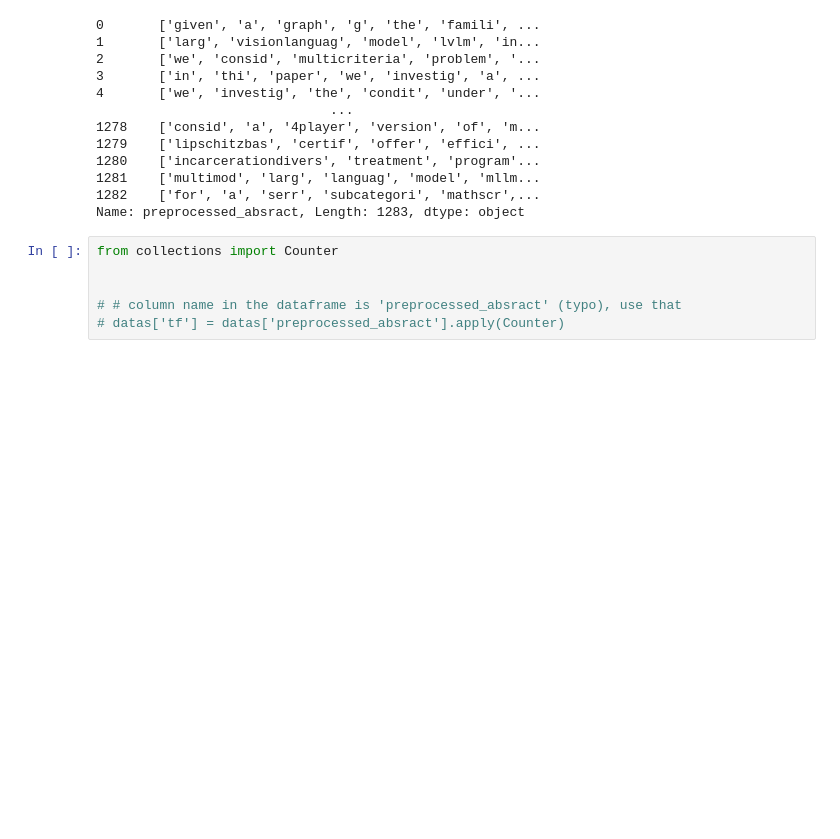
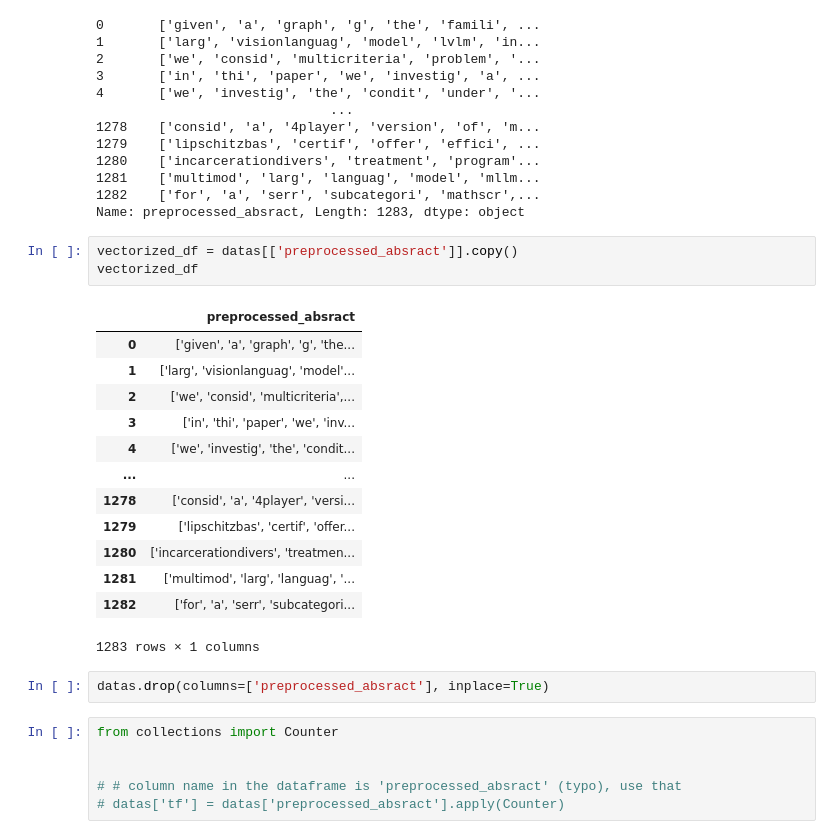
Before and after one commit to arxi-vinder/arxiv_backend_model, a Jupyter notebook: app/ml/vectorizer_data.ipynb, the cells around one changed output. Cells and saved outputs as stored; diff of their text form; blank space fills up the shorter version.

```diff
--- a/app/ml/vectorizer_data.ipynb
+++ b/app/ml/vectorizer_data.ipynb
@@ -48,6 +48,25 @@ datas['preprocessed_absract']
 1281    ['multimod', 'larg', 'languag', 'model', 'mllm...
 1282    ['for', 'a', 'serr', 'subcategori', 'mathscr',...
 Name: preprocessed_absract, Length: 1283, dtype: object
+# %%
+vectorized_df = datas[['preprocessed_absract']].copy()
+vectorized_df
+# %% [output]
+|  | preprocessed_absract |
+| 0 | ['given', 'a', 'graph', 'g', 'the... |
+| 1 | ['larg', 'visionlanguag', 'model'... |
+| 2 | ['we', 'consid', 'multicriteria',... |
+| 3 | ['in', 'thi', 'paper', 'we', 'inv... |
+| 4 | ['we', 'investig', 'the', 'condit... |
+| ... | ... |
+| 1278 | ['consid', 'a', '4player', 'versi... |
+| 1279 | ['lipschitzbas', 'certif', 'offer... |
+| 1280 | ['incarcerationdivers', 'treatmen... |
+| 1281 | ['multimod', 'larg', 'languag', '... |
+| 1282 | ['for', 'a', 'serr', 'subcategori... |
+1283 rows × 1 columns
+# %%
+datas.drop(columns=['preprocessed_absract'], inplace=True)
 # %%
 from collections import Counter
 
```
Also changed, not shown: parts of 4 cells of this notebook.
